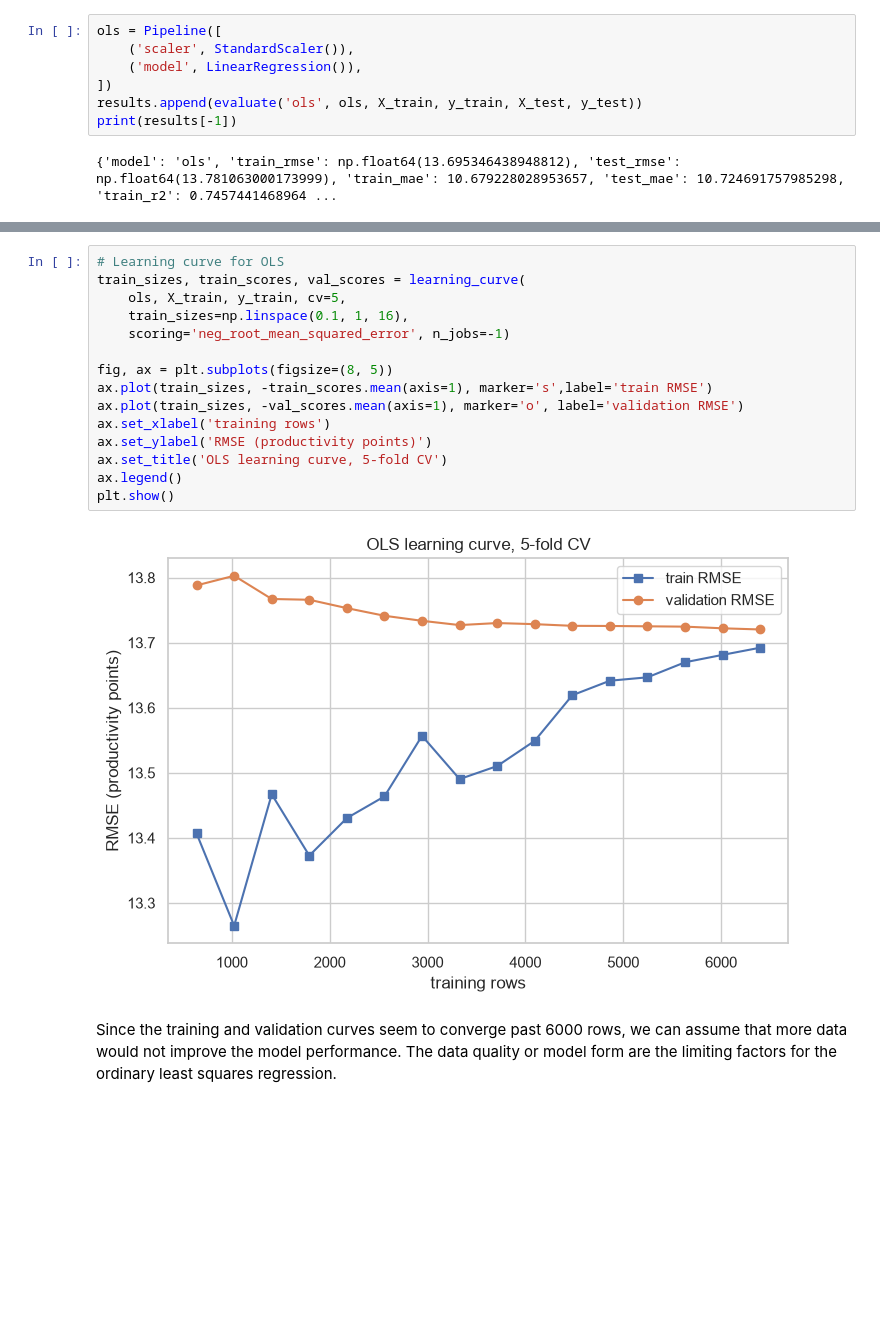
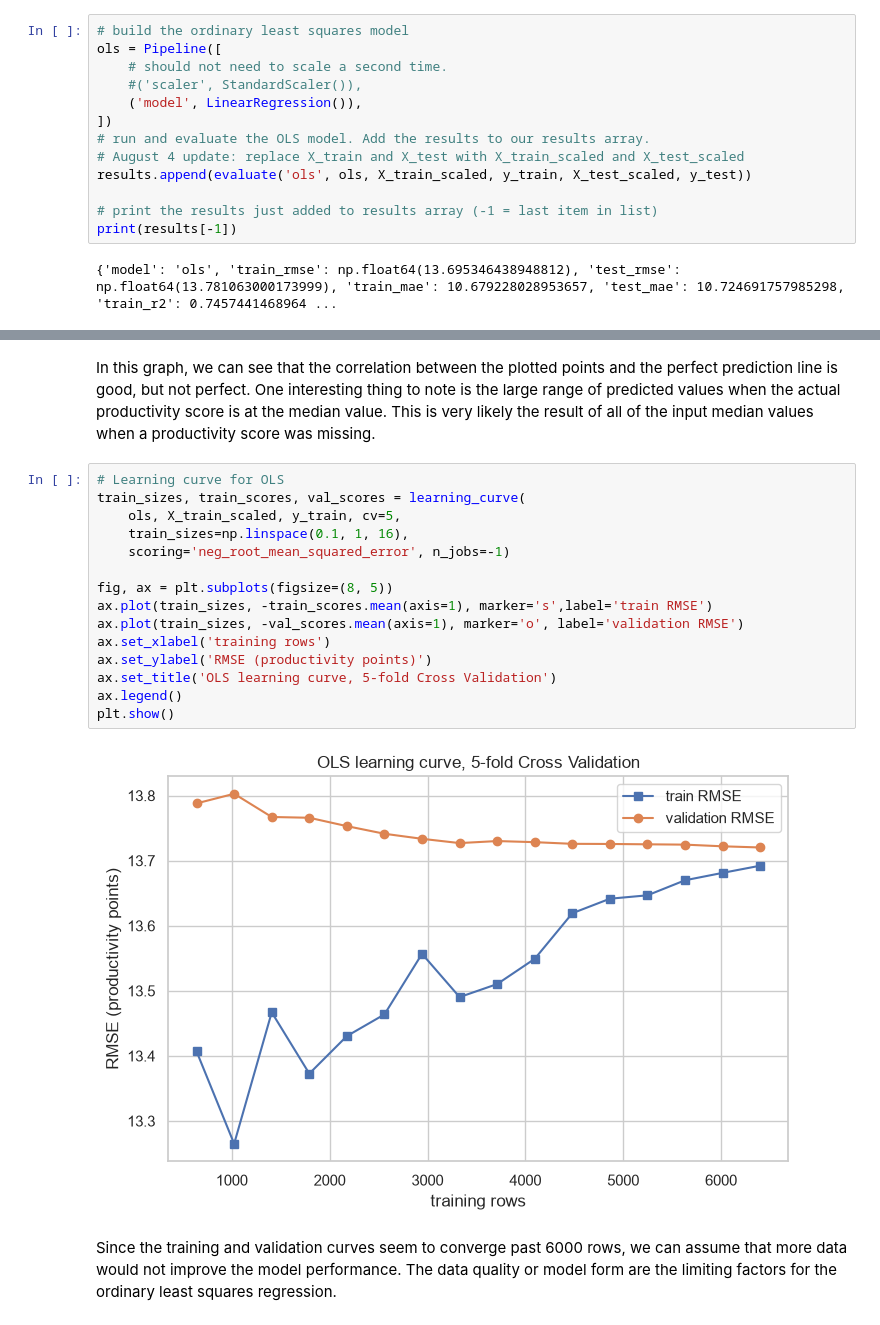
Before and after one commit to emfallat/CS5100-Final-Project, a Jupyter notebook: productivity.ipynb, the cells around one changed output, grey strips where cells are left out. Cells and saved outputs as stored; diff of their text form; blank space fills up the shorter version.

```diff
--- a/productivity.ipynb
+++ b/productivity.ipynb
@@ -350,9 +377,15 @@ results = []
 # %%
+# build the ordinary least squares model
 ols = Pipeline([
-    ('scaler', StandardScaler()),
+    # should not need to scale a second time.
+    #('scaler', StandardScaler()),
     ('model', LinearRegression()),
 ])
-results.append(evaluate('ols', ols, X_train, y_train, X_test, y_test))
+# run and evaluate the OLS model. Add the results to our results array.
+# August 4 update: replace X_train and X_test with X_train_scaled and X_test_scaled
+results.append(evaluate('ols', ols, X_train_scaled, y_train, X_test_scaled, y_test))
+
+# print the results just added to results array (-1 = last item in list)
 print(results[-1])
 # %% [output]
 {'model': 'ols', 'train_rmse': np.float64(13.695346438948812), 'test_rmse': np.float64(13.781063000173999), 'train_mae': 10.679228028953657, 'test_mae': 10.724691757985298, 'train_r2': 0.7457441468964 ...
@@ -390,22 +438,24 @@ ax.set_title('OLS, test set')
 plt.show()
 # %% [output]
 [figure]
+# %% [markdown]
+In this graph, we can see that the correlation between the plotted points and the perfect prediction line is good, but not perfect. One interesting thing to note is the large range of predicted values when the actual productivity score is at the median value. This is very likely the result of all of the input median values when a productivity score was missing.
 # %%
 # Learning curve for OLS
 train_sizes, train_scores, val_scores = learning_curve(
-    ols, X_train, y_train, cv=5,
+    ols, X_train_scaled, y_train, cv=5,
     train_sizes=np.linspace(0.1, 1, 16),
     scoring='neg_root_mean_squared_error', n_jobs=-1)
 
 fig, ax = plt.subplots(figsize=(8, 5))
 ax.plot(train_sizes, -train_scores.mean(axis=1), marker='s',label='train RMSE')
 ax.plot(train_sizes, -val_scores.mean(axis=1), marker='o', label='validation RMSE')
 ax.set_xlabel('training rows')
 ax.set_ylabel('RMSE (productivity points)')
-ax.set_title('OLS learning curve, 5-fold CV')
+ax.set_title('OLS learning curve, 5-fold Cross Validation')
 ax.legend()
 plt.show()
 # %% [output]
-[figure, old version]
+[figure, new version]
 # %% [markdown]
 Since the training and validation curves seem to converge past 6000 rows, we can assume that more data would not improve the model performance. The data quality or model form are the limiting factors for the ordinary least squares regression.
```
Also changed, not shown: parts of 38 cells of this notebook.
